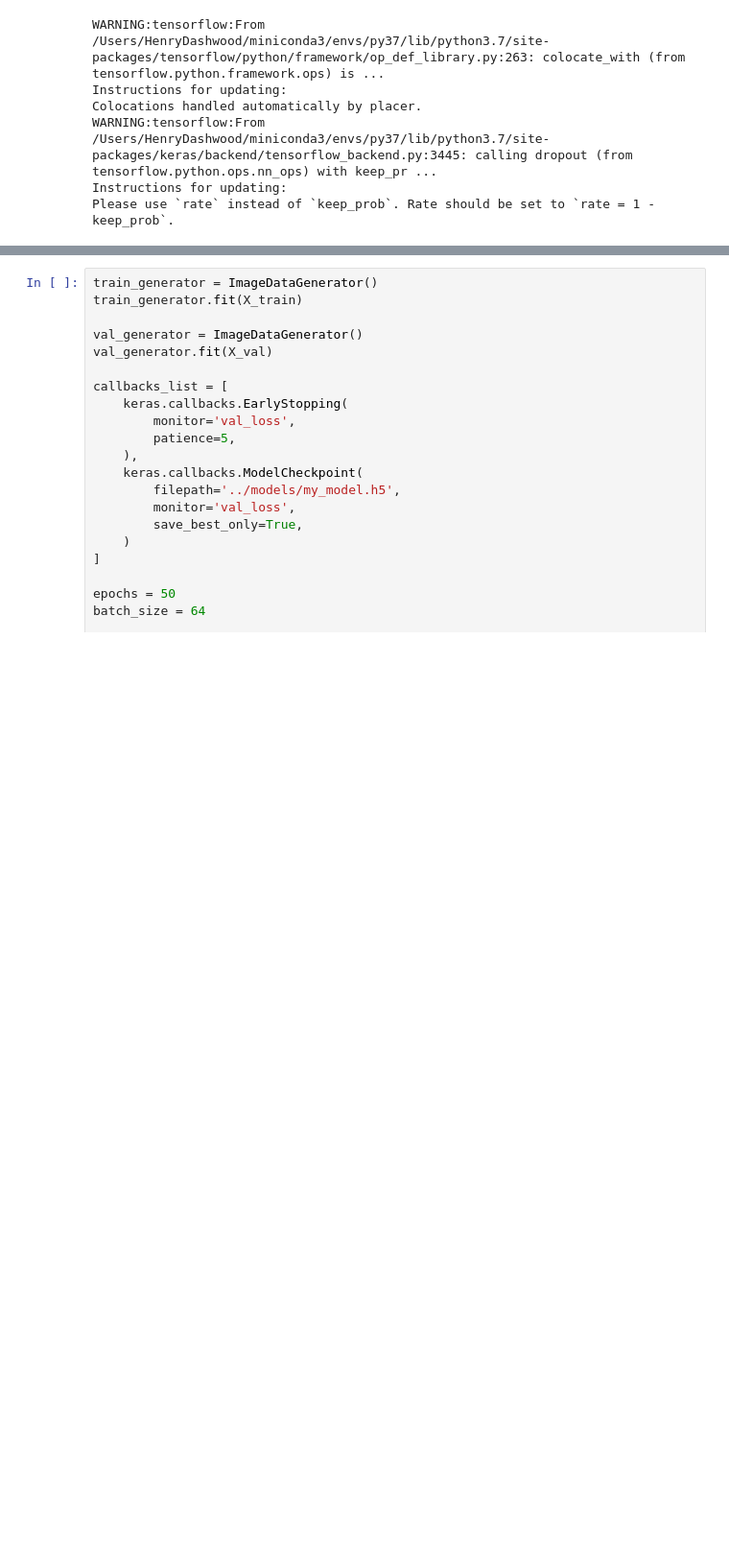
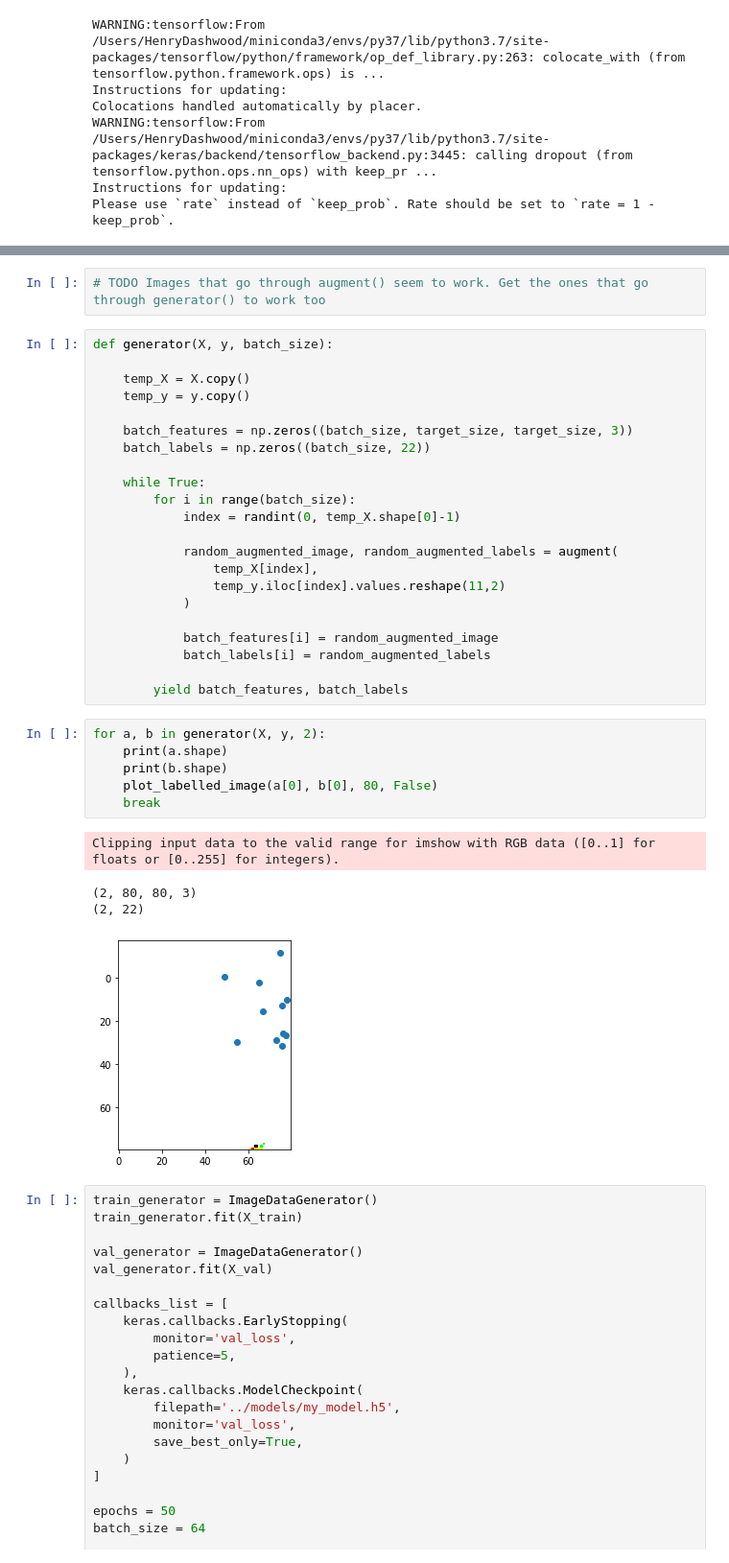
Before and after one commit to HenryDashwood/facial-features-detector, a Jupyter notebook: code/facial_keypoints.ipynb, the cells around one changed output, grey strips where cells are left out. Shown at 96% size. Saved outputs shown, nothing was run; the diff lists cells and outputs as text; blank space fills up the shorter version.

```diff
--- a/code/facial_keypoints.ipynb
+++ b/code/facial_keypoints.ipynb
@@ -103,3 +94,38 @@ for batch_features, batch_labels in generator(X_norm[:10], y_norm.iloc[:10].valu
+# %%
+# TODO Images that go through augment() seem to work. Get the ones that go through generator() to work too
+# %%
+def generator(X, y, batch_size):
+
+    temp_X = X.copy()
+    temp_y = y.copy()
+
+    batch_features = np.zeros((batch_size, target_size, target_size, 3))
+    batch_labels = np.zeros((batch_size, 22))
+
+    while True:
+        for i in range(batch_size):
+            index = randint(0, temp_X.shape[0]-1)
+
+            random_augmented_image, random_augmented_labels = augment(
+                temp_X[index],
+                temp_y.iloc[index].values.reshape(11,2)
+            )
+
+            batch_features[i] = random_augmented_image
+            batch_labels[i] = random_augmented_labels
+
+        yield batch_features, batch_labels
+# %%
+for a, b in generator(X, y, 2):
+    print(a.shape)
+    print(b.shape)
+    plot_labelled_image(a[0], b[0], 80, False)
+    break
+# %% [output]
+Clipping input data to the valid range for imshow with RGB data ([0..1] for floats or [0..255] for integers).
+(2, 80, 80, 3)
+(2, 22)
+[figure, added]
 # %%
 train_generator = ImageDataGenerator()
 train_generator.fit(X_train)
```
Also changed, not shown: parts of 6 cells of this notebook.
